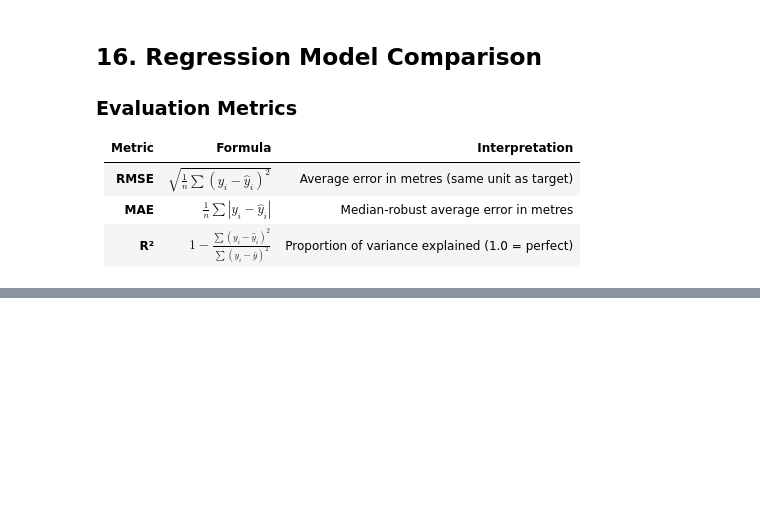
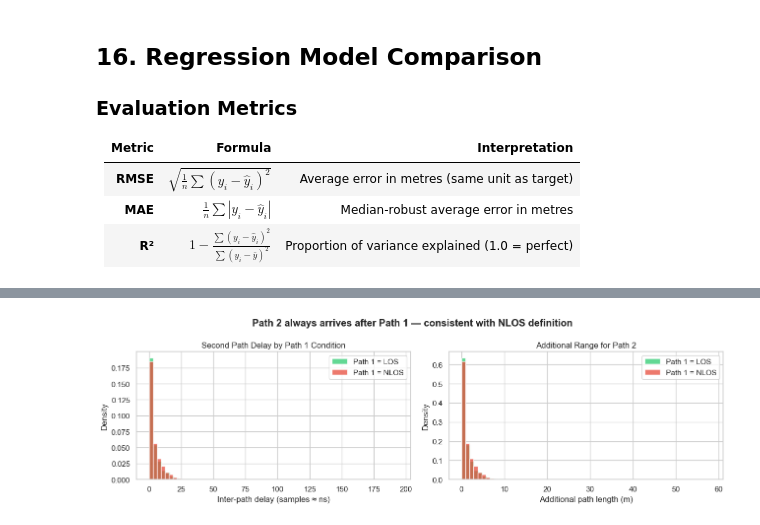
Before and after one commit to Clairerang/CSC3105_Group14, a Jupyter notebook: ML_Models.ipynb, the cells around one changed output, grey strips where cells are left out. Saved outputs shown, nothing was run; the diff lists cells and outputs as text; code cells hidden in the pictures; blank space fills up the shorter version.

```diff
--- a/ML_Models.ipynb
+++ b/ML_Models.ipynb
@@ -1558,0 +1600,77 @@ XGBoost        1.3417  1.0193  0.6749
+# %%
+print("=" * 60)
+print("EMPIRICAL VALIDATION — PATH 2 IS ALWAYS NLOS")
+print("=" * 60)
+
+fp_idx_vals = df_raw['FP_IDX'].values.astype(int)
+cir_np      = cir_matrix
+
+temp_delta  = np.zeros(len(cir_np), dtype=np.float32)
+for i in range(len(cir_np)):
+    cir  = cir_np[i].copy()
+    fp   = int(np.clip(fp_idx_vals[i], 0, len(cir) - 1))
+    s, e = max(0, fp - 15), min(len(cir), fp + 16)
+    cir[s:e] = 0.0
+    search   = cir[min(fp + 16, len(cir) - 1):]
+    if len(search) > 0 and search.max() > 0:
+        temp_delta[i] = float(np.argmax(search))
+    else:
+        temp_delta[i] = 0.0
+temp_delta = np.clip(temp_delta, 0, None)
+
+# --- Check 1: Second path always arrives at or after first path ---
+n_neg = int(np.sum(temp_delta < 0))
+n_zero= int(np.sum(temp_delta == 0))
+n_pos = int(np.sum(temp_delta > 0))
+
+print(f"\nDelay check (second_peak - FP_IDX):")
+print(f"  delta < 0  (second before first) : {n_neg:,}  — expected 0")
+print(f"  delta = 0  (same index)          : {n_zero:,}")
+print(f"  delta > 0  (second after first)  : {n_pos:,}")
+pct = 100.0 * (n_zero + n_pos) / len(temp_delta)
+print(f"  {pct:.1f}% of second paths arrive at or after Path 1  => NLOS constraint holds")
+
+# --- Check 2: Compare delays by Path 1 condition ---
+los_mask  = (y_class == 0)
+nlos_mask = (y_class == 1)
+los_mean  = temp_delta[los_mask].mean()
+nlos_mean = temp_delta[nlos_mask].mean()
+print(f"\nMean inter-path delay when Path 1 is LOS : {los_mean:.1f} samples"
+      f"  (~{los_mean*0.3:.2f} m extra)")
+print(f"Mean inter-path delay when Path 1 is NLOS: {nlos_mean:.1f} samples"
+      f"  (~{nlos_mean*0.3:.2f} m extra)")
+if nlos_mean > los_mean:
+    print("\n=> NLOS Path 1 has slightly larger inter-path delay.")
+    print("   Both paths are indirect, but the second path in NLOS environments")
+    print("   tends to arrive via a slightly longer detour than in LOS environments.")
+else:
+    print("\n=> LOS Path 1 has slightly larger inter-path delay.")
+    print("   The second path must take a reflected route while Path 1 was direct.")
+
+# --- Plot ---
+fig, axes = plt.subplots(1, 2, figsize=(13, 4))
+
+axes[0].hist(temp_delta[los_mask],  bins=60, color='#2ecc71', alpha=0.75,
+             label='Path 1 = LOS',  density=True)
+axes[0].hist(temp_delta[nlos_mask], bins=60, color='#e74c3c', alpha=0.75,
+             label='Path 1 = NLOS', density=True)
+axes[0].set_xlabel('Inter-path delay (samples ≈ ns)')
+axes[0].set_ylabel('Density')
+axes[0].set_title('Second Path Delay by Path 1 Condition')
+axes[0].legend()
+
+axes[1].hist(temp_delta[los_mask]  * 0.3, bins=60, color='#2ecc71', alpha=0.75,
+             label='Path 1 = LOS',  density=True)
+axes[1].hist(temp_delta[nlos_mask] * 0.3, bins=60, color='#e74c3c', alpha=0.75,
+             label='Path 1 = NLOS', density=True)
+axes[1].set_xlabel('Additional path length (m)')
+axes[1].set_ylabel('Density')
+axes[1].set_title('Additional Range for Path 2')
+axes[1].legend()
+
+plt.suptitle('Path 2 always arrives after Path 1 — consistent with NLOS definition',
+             fontweight='bold')
+plt.tight_layout()
+plt.savefig('path2_analysis.png', dpi=120, bbox_inches='tight')
+plt.show()
+# %% [output]
@@ -1558,0 +1693 @@ XGBoost        1.3417  1.0193  0.6749
+[figure, added]
```
Also changed, not shown: parts of 45 cells of this notebook, 6 other files.
